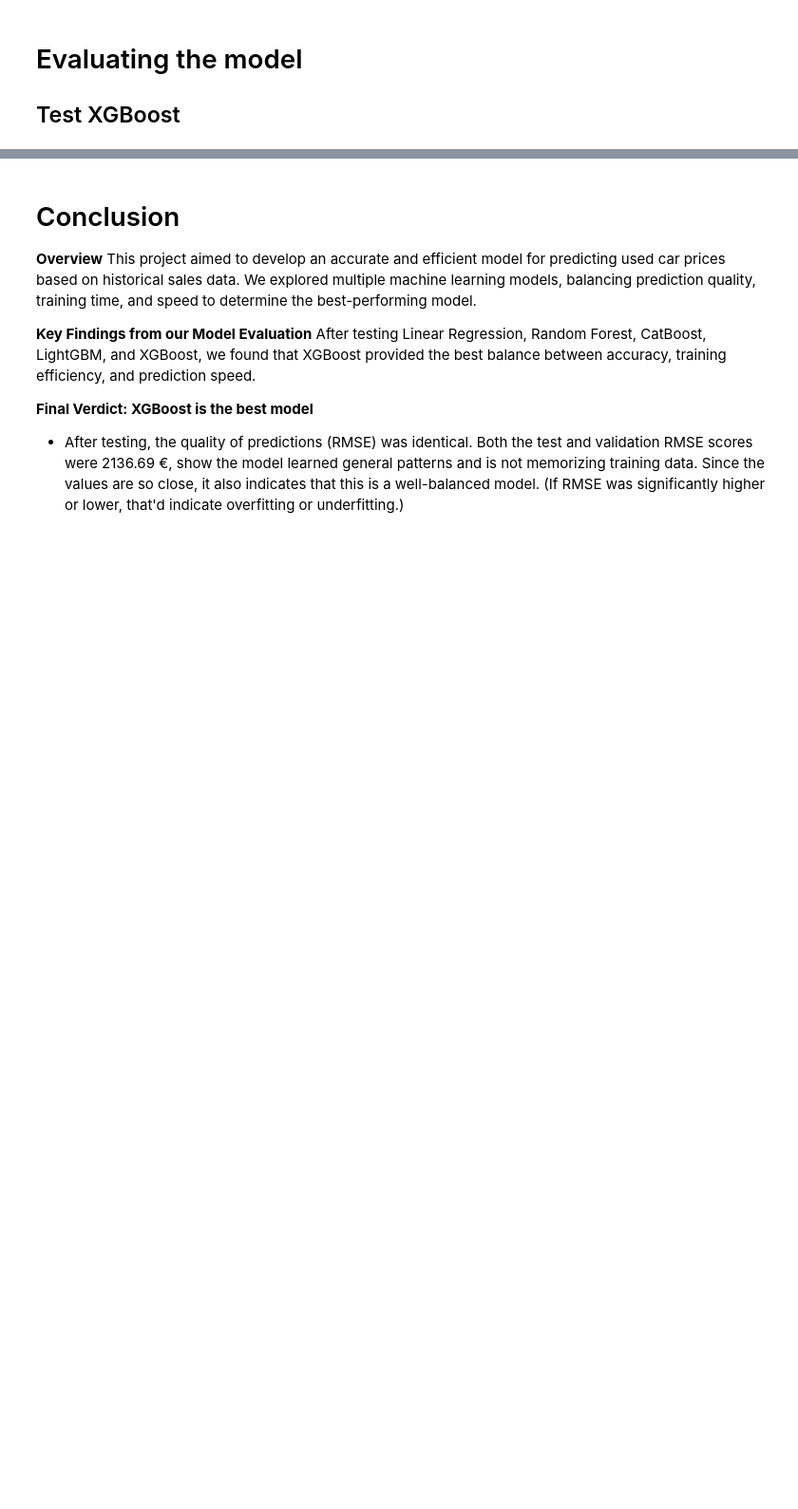
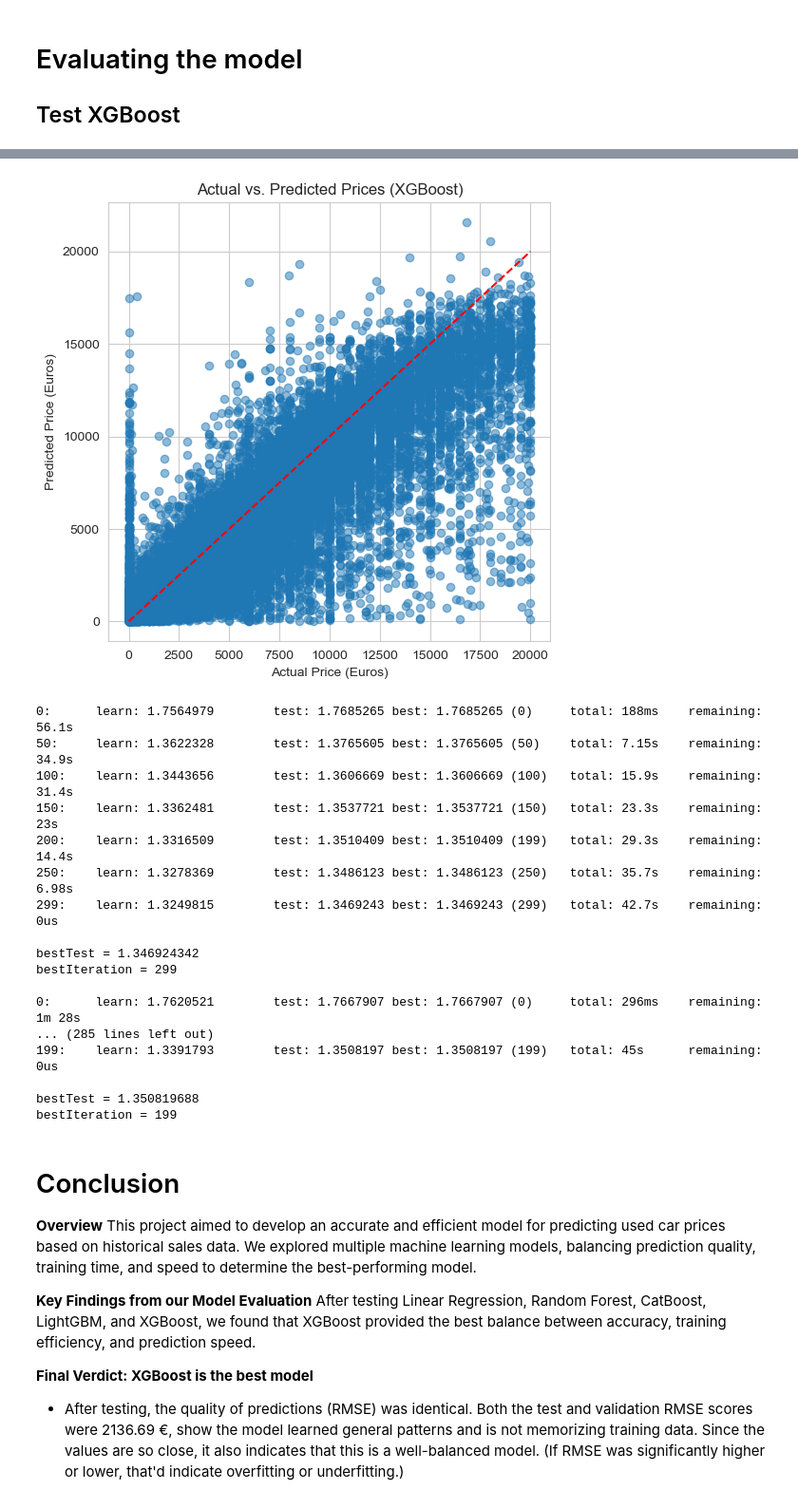
Before and after one commit to littleteapot3/predicting-used-car-prices, a Jupyter notebook: notebooks/predicting-used-car-prices.ipynb, the cells around one changed output, grey strips where cells are left out. Shown at 95% size. Saved outputs shown, nothing was run; the diff lists cells and outputs as text; code cells hidden in the pictures; blank space fills up the shorter version.

Commit message:
Adding visual assets
Added an additional data visualization for actual v predicted prices with XGBoost test set

```diff
--- a/notebooks/predicting-used-car-prices.ipynb
+++ b/notebooks/predicting-used-car-prices.ipynb
@@ -1348,3 +1348,31 @@ XGBoost RMSE in price scale: 2136.6917055961044 euros
+# %%
+# Actual vs Predicted Prices scatterplot
+plt.figure(figsize=(6,6))
+plt.scatter(y_test_original, xgb_test_predictions, alpha=0.5)
+plt.plot([min(y_test_original), max(y_test_original)], [min(y_test_original), max(y_test_original)], 'r--')  # Ideal fit line
+plt.xlabel("Actual Price (Euros)")
+plt.ylabel("Predicted Price (Euros)")
+plt.title("Actual vs. Predicted Prices (XGBoost)")
+plt.show()
+# %% [output]
+[figure, added]
+0:      learn: 1.7564979        test: 1.7685265 best: 1.7685265 (0)     total: 188ms    remaining: 56.1s
+50:     learn: 1.3622328        test: 1.3765605 best: 1.3765605 (50)    total: 7.15s    remaining: 34.9s
+100:    learn: 1.3443656        test: 1.3606669 best: 1.3606669 (100)   total: 15.9s    remaining: 31.4s
+150:    learn: 1.3362481        test: 1.3537721 best: 1.3537721 (150)   total: 23.3s    remaining: 23s
+200:    learn: 1.3316509        test: 1.3510409 best: 1.3510409 (199)   total: 29.3s    remaining: 14.4s
+250:    learn: 1.3278369        test: 1.3486123 best: 1.3486123 (250)   total: 35.7s    remaining: 6.98s
+299:    learn: 1.3249815        test: 1.3469243 best: 1.3469243 (299)   total: 42.7s    remaining: 0us
+
+bestTest = 1.346924342
+bestIteration = 299
+
+0:      learn: 1.7620521        test: 1.7667907 best: 1.7667907 (0)     total: 296ms    remaining: 1m 28s
+... (285 lines left out)
+199:    learn: 1.3391793        test: 1.3508197 best: 1.3508197 (199)   total: 45s      remaining: 0us
+
+bestTest = 1.350819688
+bestIteration = 199
 # %% [markdown]
 # Conclusion
 
```
Also changed, not shown: parts of 9 cells of this notebook, 2 other files.
